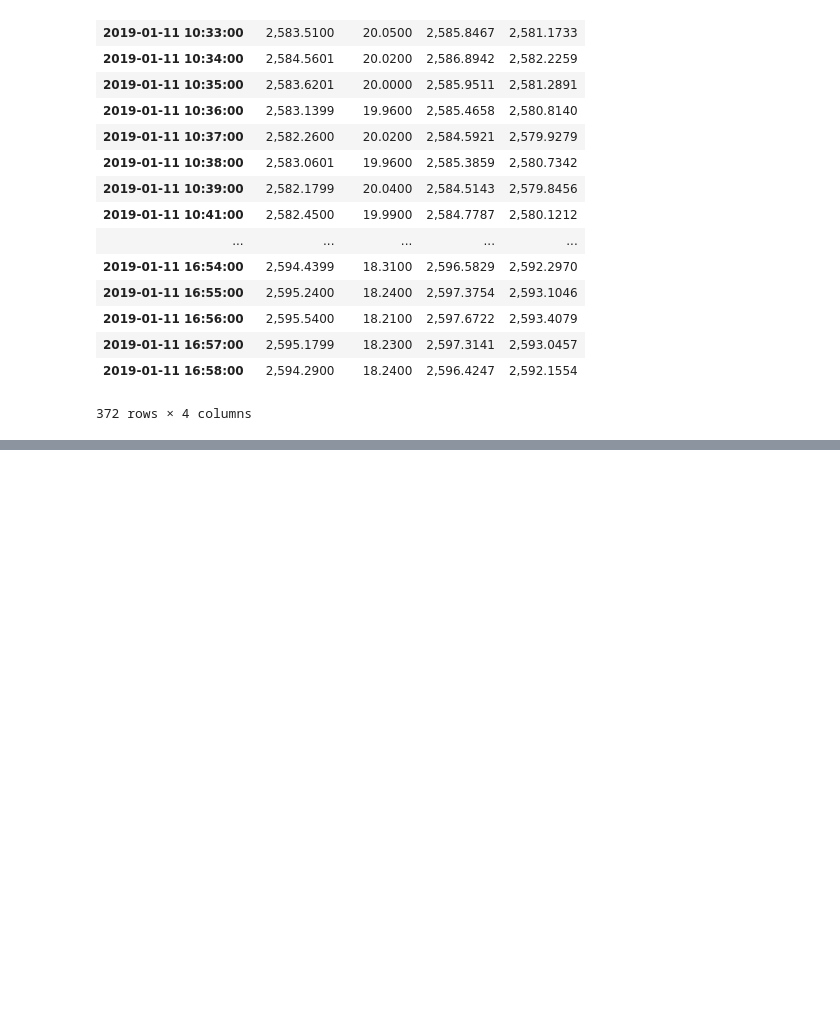
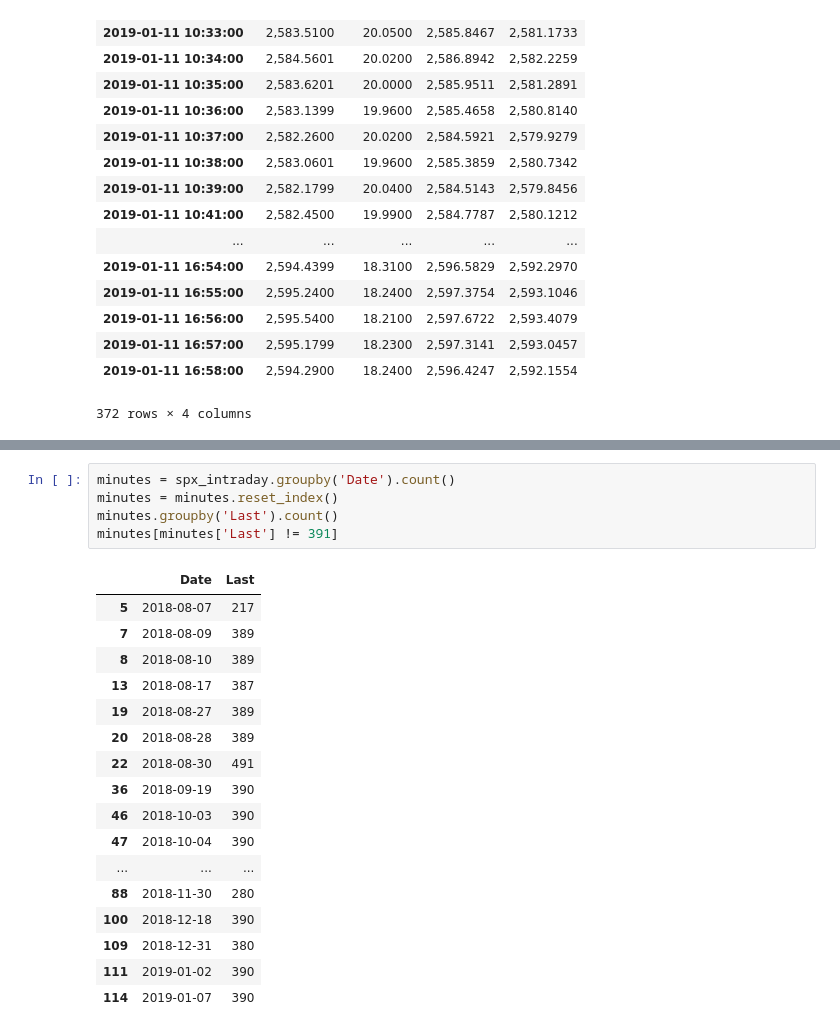
Before and after one commit to auto-d1dact/Trading, a Jupyter notebook: Notebooks/Expiration Options Pricing.ipynb, the cells around one changed output, grey strips where cells are left out. Saved outputs shown, nothing was run; the diff lists cells and outputs as text; blank space fills up the shorter version.

```diff
--- a/Notebooks/Expiration Options Pricing.ipynb
+++ b/Notebooks/Expiration Options Pricing.ipynb
@@ -130,0 +310,23 @@ spx_bands
+# %%
+minutes = spx_intraday.groupby('Date').count()
+minutes = minutes.reset_index()
+minutes.groupby('Last').count()
+minutes[minutes['Last'] != 391]
+# %% [output]
+|  | Date | Last |
+| 5 | 2018-08-07 | 217 |
+| 7 | 2018-08-09 | 389 |
+| 8 | 2018-08-10 | 389 |
+| 13 | 2018-08-17 | 387 |
+| 19 | 2018-08-27 | 389 |
+| 20 | 2018-08-28 | 389 |
+| 22 | 2018-08-30 | 491 |
+| 36 | 2018-09-19 | 390 |
+| 46 | 2018-10-03 | 390 |
+| 47 | 2018-10-04 | 390 |
+| ... | ... | ... |
+| 88 | 2018-11-30 | 280 |
+| 100 | 2018-12-18 | 390 |
+| 109 | 2018-12-31 | 380 |
+| 111 | 2019-01-02 | 390 |
+| 114 | 2019-01-07 | 390 |
```
Also changed, not shown: parts of 13 cells of this notebook, 3 other files.
